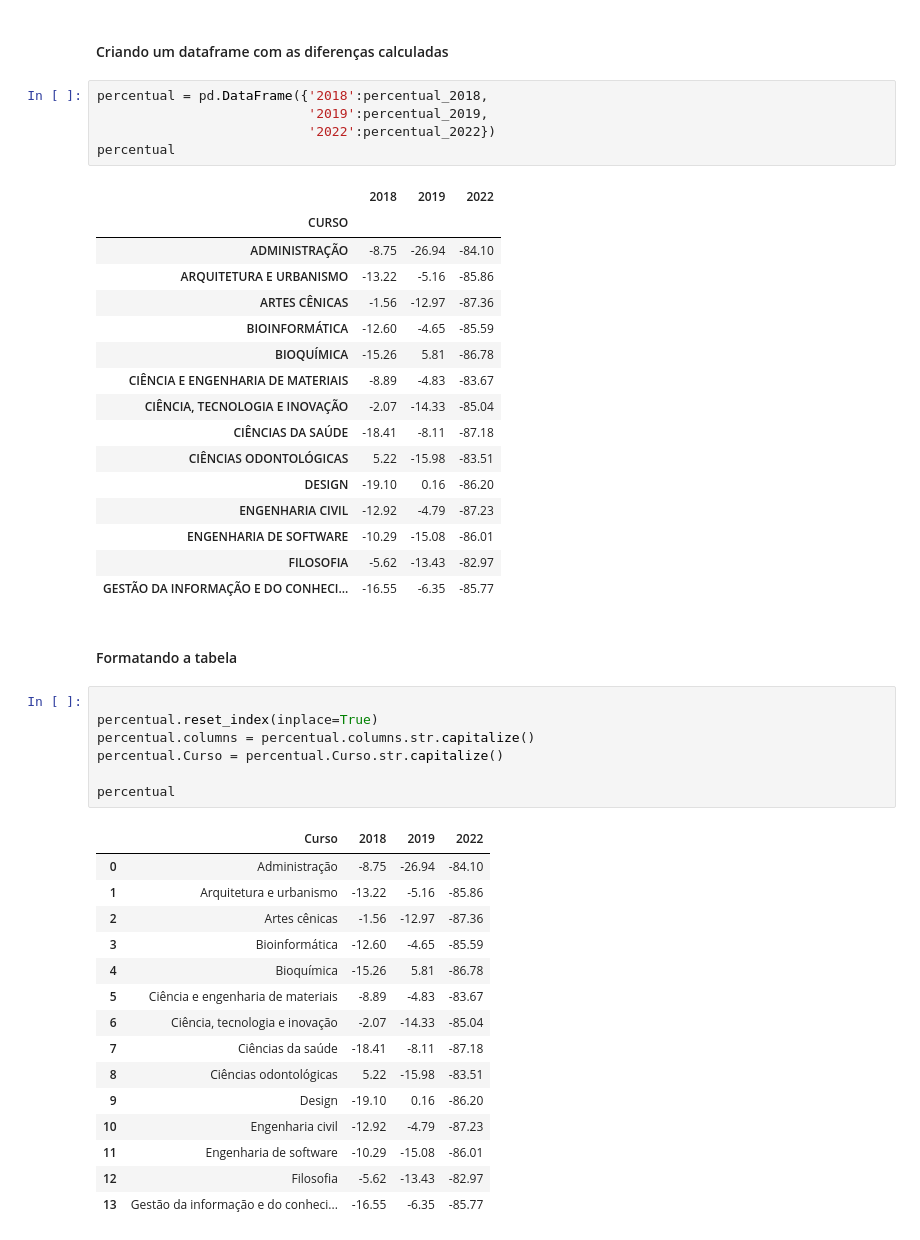
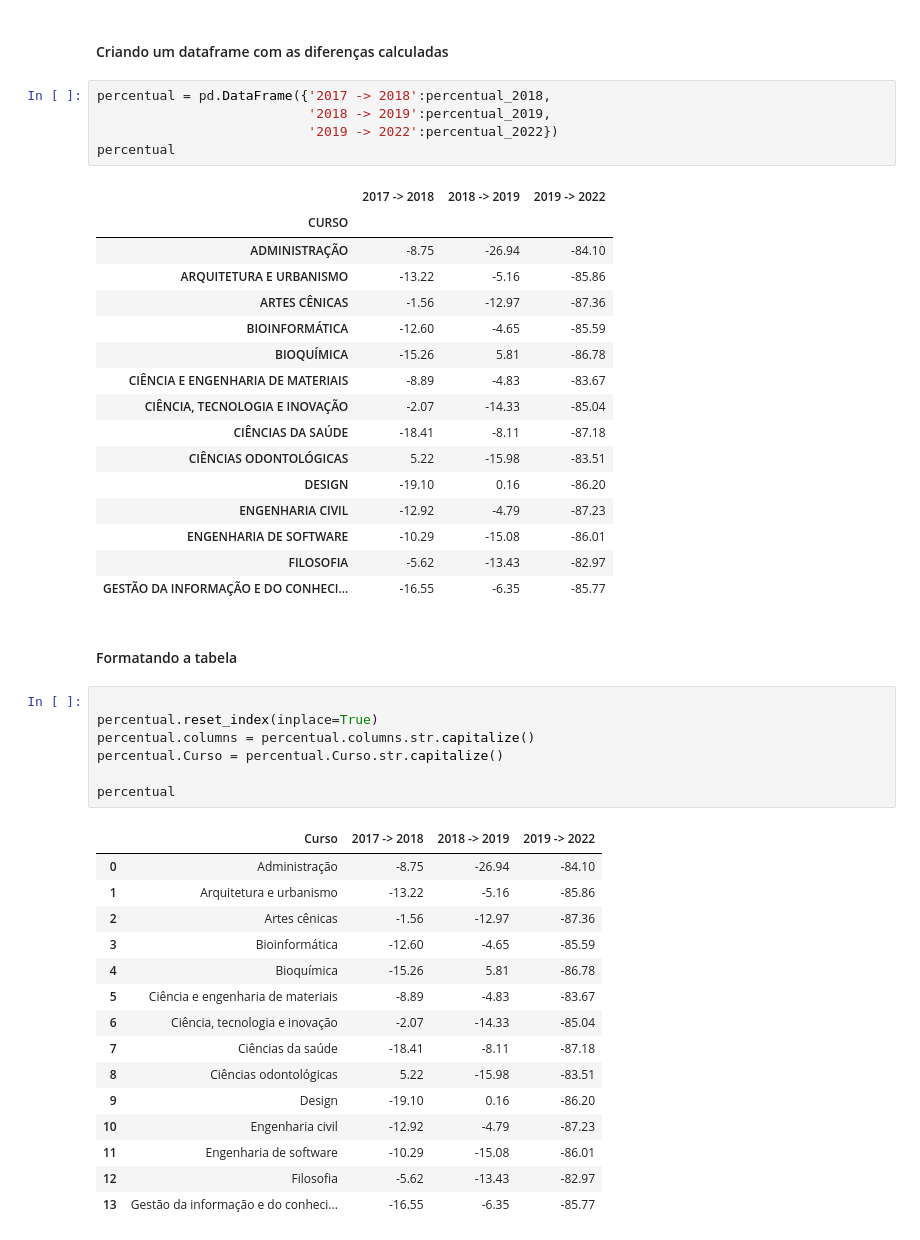
Before and after one commit to xsatox42/projeto-7daysofcode-pandas, a Jupyter notebook: 7daysofcode.ipynb, the cells around one changed output. Drawn from its saved outputs; the diff is of its cells as text.

```diff
--- a/7daysofcode.ipynb
+++ b/7daysofcode.ipynb
@@ -1440,12 +1440,12 @@ percentual_2022 = diferenca_percentual_ano_anterior(emprestimos_pos_graduacao_e_
 # %% [markdown]
 #### Criando um dataframe com as diferenças calculadas
 # %%
-percentual = pd.DataFrame({'2018':percentual_2018,
-                           '2019':percentual_2019,
-                           '2022':percentual_2022})
+percentual = pd.DataFrame({'2017 -> 2018':percentual_2018,
+                           '2018 -> 2019':percentual_2019,
+                           '2019 -> 2022':percentual_2022})
 percentual
 # %% [output]
-|  | 2018 | 2019 | 2022 |
+|  | 2017 -> 2018 | 2018 -> 2019 | 2019 -> 2022 |
 | CURSO |  |  |  |
 | ADMINISTRAÇÃO | -8.75 | -26.94 | -84.10 |
 | ARQUITETURA E URBANISMO | -13.22 | -5.16 | -85.86 |
@@ -1471,7 +1471,7 @@ percentual.Curso = percentual.Curso.str.capitalize()
 
 percentual
 # %% [output]
-|  | Curso | 2018 | 2019 | 2022 |
+|  | Curso | 2017 -> 2018 | 2018 -> 2019 | 2019 -> 2022 |
 | 0 | Administração | -8.75 | -26.94 | -84.10 |
 | 1 | Arquitetura e urbanismo | -13.22 | -5.16 | -85.86 |
 | 2 | Artes cênicas | -1.56 | -12.97 | -87.36 |
```
Also changed, not shown: parts of 8 cells of this notebook.
